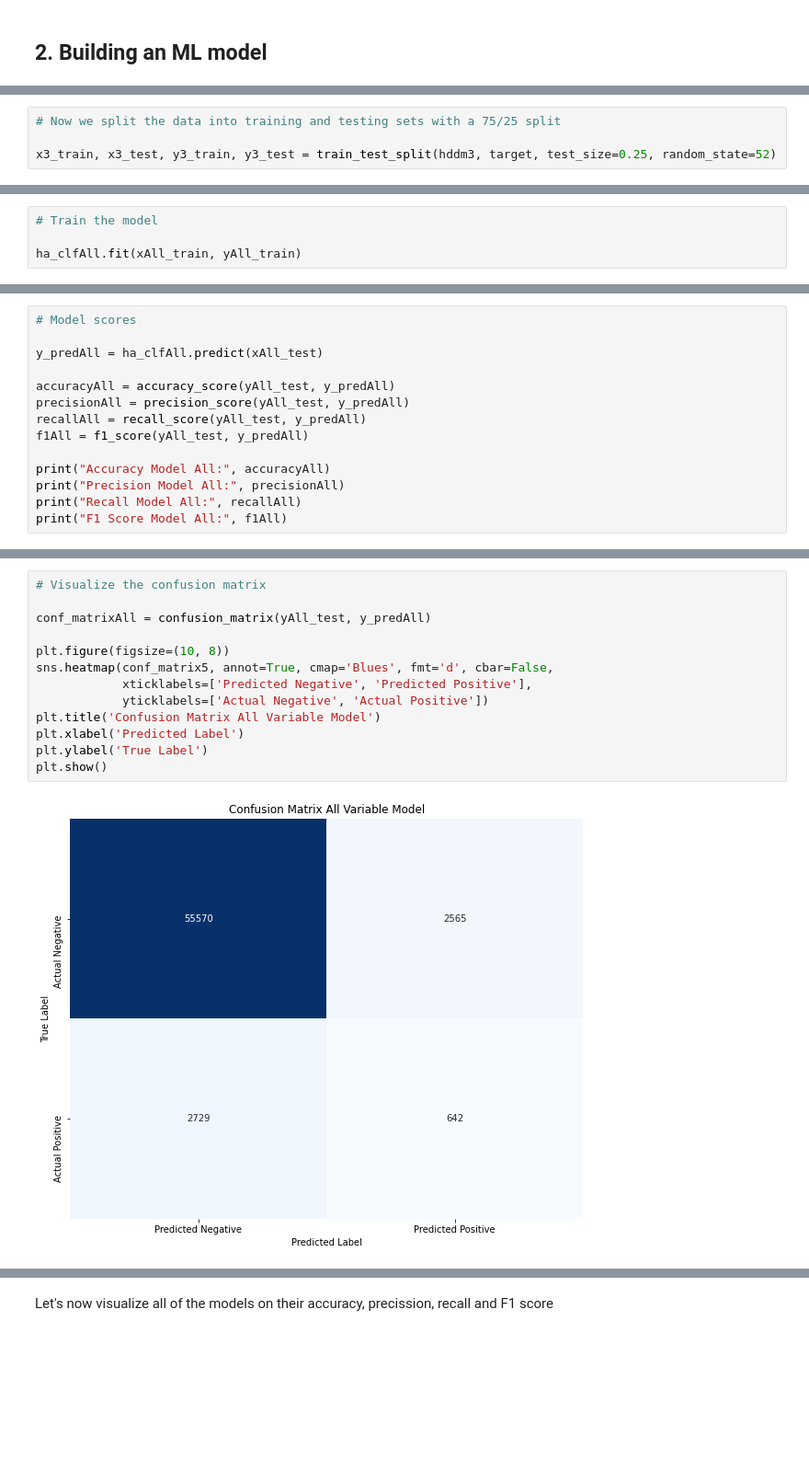
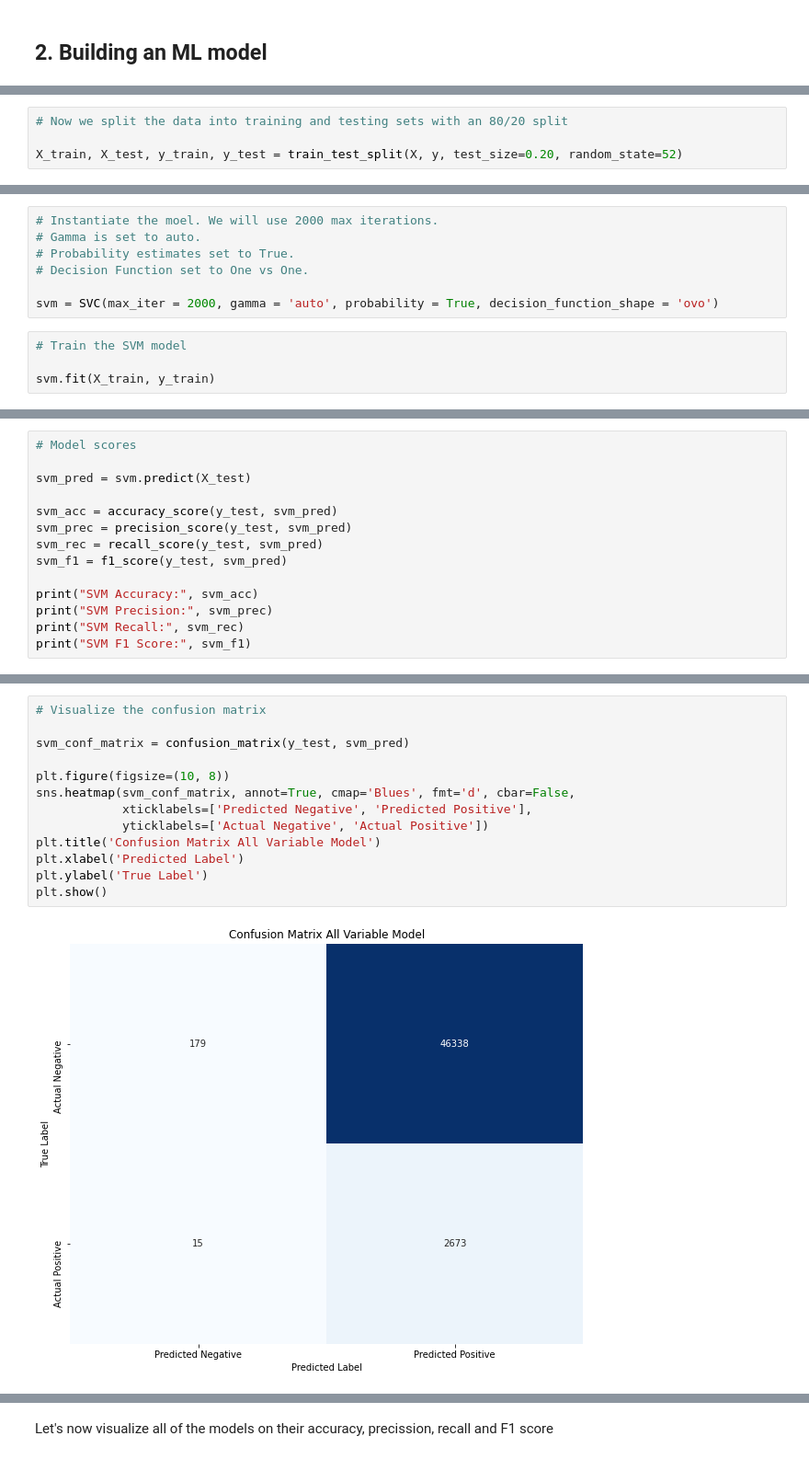
Before and after one commit to jackraiferbaruch/machine_learning_supervised_models, a Jupyter notebook: Heart Attack Prediction SML JRB.ipynb, the cells around one changed output, grey strips where cells are left out. Shown: that part at 92% size. Cells and saved outputs as stored; diff of their text form; blank space fills up the shorter version.

```diff
--- a/Heart Attack Prediction SML JRB.ipynb
+++ b/Heart Attack Prediction SML JRB.ipynb
@@ -275,5 +320,5 @@ hddm3 = hdd[variables_m3]
 # %%
-# Now we split the data into training and testing sets with a 75/25 split
+# Now we split the data into training and testing sets with an 80/20 split
 
-x3_train, x3_test, y3_train, y3_test = train_test_split(hddm3, target, test_size=0.25, random_state=52)
+X_train, X_test, y_train, y_test = train_test_split(X, y, test_size=0.20, random_state=52)
 # %%
@@ -340,5 +389,12 @@ ha_clfAll = SGDClassifier(penalty = None)
+# %%
+# Instantiate the moel. We will use 2000 max iterations.
+# Gamma is set to auto.
+# Probability estimates set to True.
+# Decision Function set to One vs One.
+
+svm = SVC(max_iter = 2000, gamma = 'auto', probability = True, decision_function_shape = 'ovo')
 # %%
-# Train the model
+# Train the SVM model
 
-ha_clfAll.fit(xAll_train, yAll_train)
+svm.fit(X_train, y_train)
 # %% [output]
@@ -346,15 +402,15 @@ SGDClassifier(penalty=None)
 # %%
 # Model scores
 
-y_predAll = ha_clfAll.predict(xAll_test)
+svm_pred = svm.predict(X_test)
 
-accuracyAll = accuracy_score(yAll_test, y_predAll)
-precisionAll = precision_score(yAll_test, y_predAll)
-recallAll = recall_score(yAll_test, y_predAll)
-f1All = f1_score(yAll_test, y_predAll)
+svm_acc = accuracy_score(y_test, svm_pred)
+svm_prec = precision_score(y_test, svm_pred)
+svm_rec = recall_score(y_test, svm_pred)
+svm_f1 = f1_score(y_test, svm_pred)
 
-print("Accuracy Model All:", accuracyAll)
-print("Precision Model All:", precisionAll)
-print("Recall Model All:", recallAll)
-print("F1 Score Model All:", f1All)
+print("SVM Accuracy:", svm_acc)
+print("SVM Precision:", svm_prec)
+print("SVM Recall:", svm_rec)
+print("SVM F1 Score:", svm_f1)
 # %% [output]
@@ -365,15 +421,15 @@ F1 Score Model All: 0.09536784741144415
 # %%
 # Visualize the confusion matrix
 
-conf_matrixAll = confusion_matrix(yAll_test, y_predAll)
+svm_conf_matrix = confusion_matrix(y_test, svm_pred)
 
 plt.figure(figsize=(10, 8))
-sns.heatmap(conf_matrix5, annot=True, cmap='Blues', fmt='d', cbar=False,
+sns.heatmap(svm_conf_matrix, annot=True, cmap='Blues', fmt='d', cbar=False,
             xticklabels=['Predicted Negative', 'Predicted Positive'],
             yticklabels=['Actual Negative', 'Actual Positive'])
 plt.title('Confusion Matrix All Variable Model')
 plt.xlabel('Predicted Label')
 plt.ylabel('True Label')
 plt.show()
 # %% [output]
-[figure, old version]
+[figure, new version]
```
Also changed, not shown: parts of 50 cells of this notebook.
